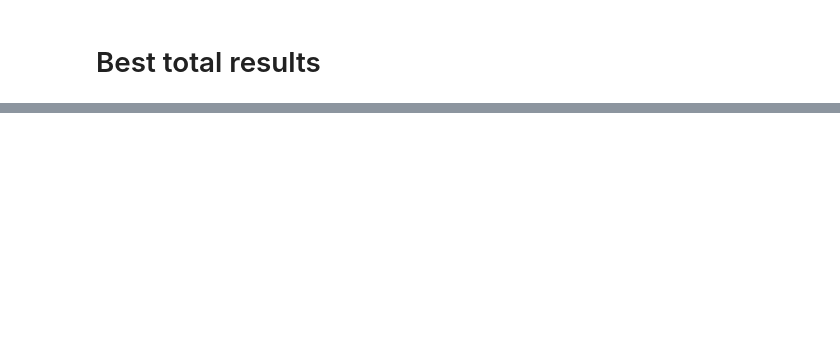
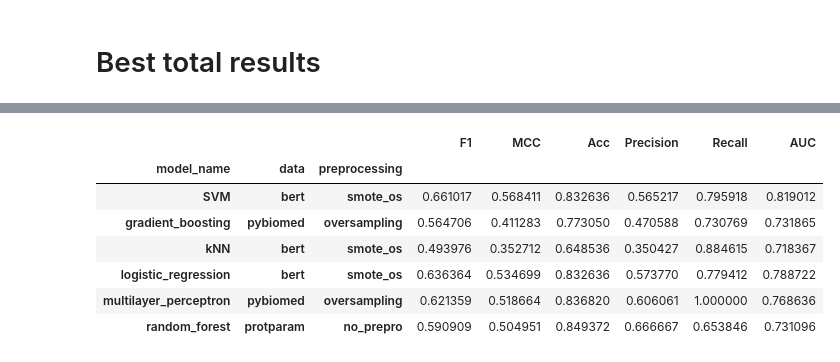
Before and after one commit to kvetab/di-pred, a Jupyter notebook: notebooks/reports/05_cross_validation_evaluation.ipynb, the cells around one changed output, grey strips where cells are left out. Saved outputs shown, nothing was run; the diff lists cells and outputs as text; code cells hidden in the pictures; blank space fills up the shorter version.

```diff
--- a/notebooks/reports/05_cross_validation_evaluation.ipynb
+++ b/notebooks/reports/05_cross_validation_evaluation.ipynb
@@ -181,0 +186,15 @@ df_means.nlargest(10, 'MCC')
+# %%
+grouped = df_concat.groupby(level=[0,1,2])
+df_max = grouped.max().drop(["model_name", "data", "preprocessing"], axis=1)
+# %%
+idx = df_max.groupby(['model_name'])['F1'].transform(max) == df_max['F1']
+df_max[idx]
+# %% [output]
+|  |  |  | F1 | MCC | Acc | Precision | Recall | AUC |
+| model_name | data | preprocessing |  |  |  |  |  |  |
+| SVM | bert | smote_os | 0.661017 | 0.568411 | 0.832636 | 0.565217 | 0.795918 | 0.819012 |
+| gradient_boosting | pybiomed | oversampling | 0.564706 | 0.411283 | 0.773050 | 0.470588 | 0.730769 | 0.731865 |
+| kNN | bert | smote_os | 0.493976 | 0.352712 | 0.648536 | 0.350427 | 0.884615 | 0.718367 |
+| logistic_regression | bert | smote_os | 0.636364 | 0.534699 | 0.832636 | 0.573770 | 0.779412 | 0.788722 |
+| multilayer_perceptron | pybiomed | oversampling | 0.621359 | 0.518664 | 0.836820 | 0.606061 | 1.000000 | 0.768636 |
+| random_forest | protparam | no_prepro | 0.590909 | 0.504951 | 0.849372 | 0.666667 | 0.653846 | 0.731096 |
```
Also changed, not shown: parts of 19 cells of this notebook.
